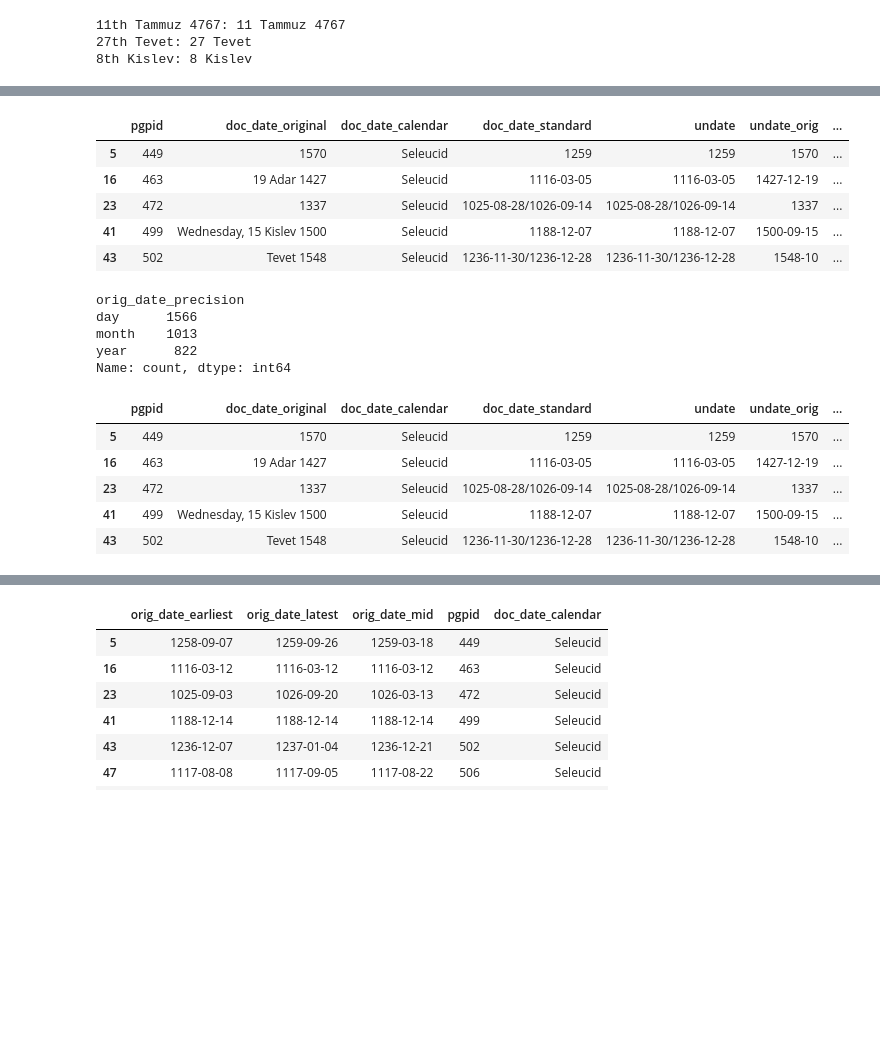
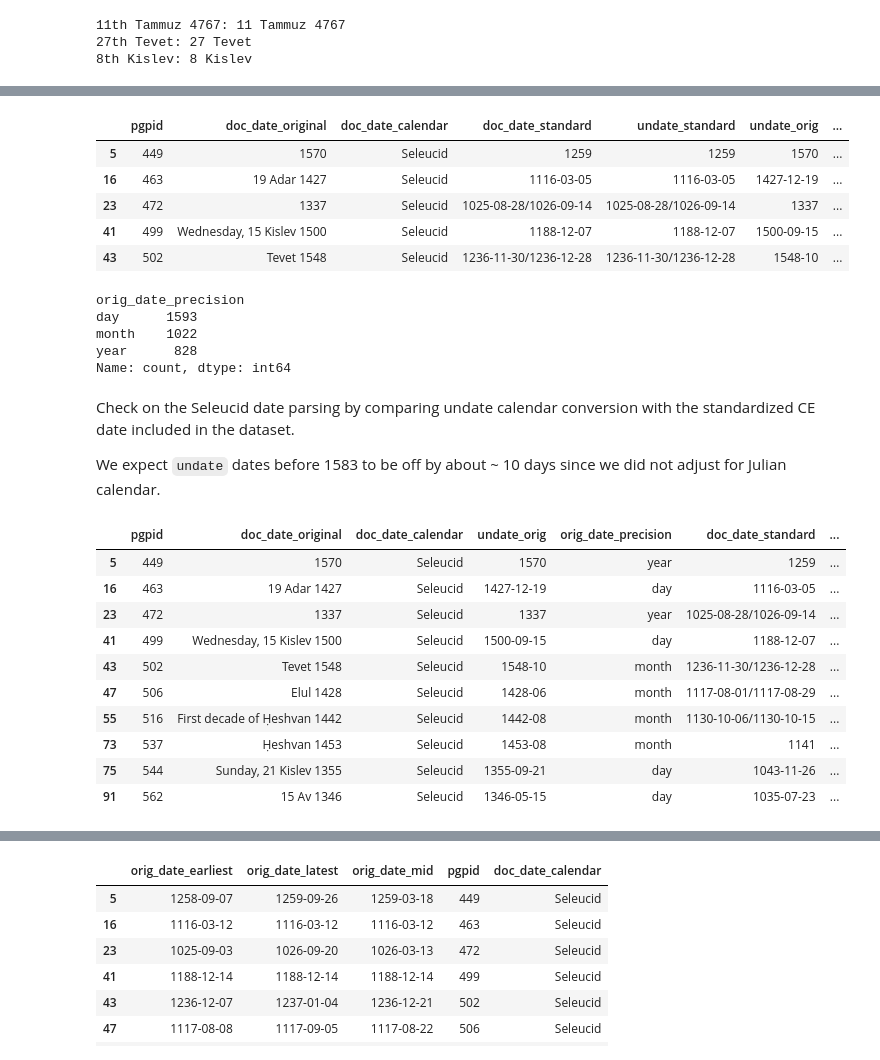
Before and after one commit to dh-tech/undate-python, a Jupyter notebook: examples/pgp_dates.ipynb, the cells around one changed output, grey strips where cells are left out. Saved outputs shown, nothing was run; the diff lists cells and outputs as text; code cells hidden in the pictures; blank space fills up the shorter version.

```diff
--- a/examples/pgp_dates.ipynb
+++ b/examples/pgp_dates.ipynb
@@ -50,13 +70,13 @@ def parse_standard_date(value):
         print(f"Parse error on {value}: {err}")
 
 
-# ignore gregorian/julian thing for now
+# ignore gregorian/julian distinction for now
 # from pgp code:
 # Julian Thursday, 4 October 1582, being followed by Gregorian Friday, 15 October
 # cut off between gregorian/julian dates, in julian days
 #gregorian_start_jd = convertdate.julianday.from_julian(1582, 10, 5)
 
-docs_with_docdate['undate'] = docs_with_docdate.doc_date_standard.apply(parse_standard_date)
+docs_with_docdate['undate_standard'] = docs_with_docdate.doc_date_standard.apply(parse_standard_date)
 # %% [output]
 Parse error on 1217-02-20/1217-02-29: Error trying to process rule "date":
 
@@ -150,10 +172,12 @@ hebrew_dates[hebrew_dates.doc_date_original.str.contains("st") | hebrew_dates.do
 # %%
 import re
 
+def remove_ordinals(val):
+    return re.sub(r'(\d+)(st|nd|rd|th)', "\\1", val)
+
 # test removing ordinals without removing the numbers
 for val in ['11th Tammuz 4767', "27th Tevet", "8th Kislev"]:
-    cleand_val = re.sub(r'(\d+)(st|nd|rd|th)', "\\1", val)
-    print(f"{val}: { cleand_val}")
+    print(f"{val}: { remove_ordinals(val)}")
 # %% [output]
 11th Tammuz 4767: 11 Tammuz 4767
 27th Tevet: 27 Tevet
@@ -163,6 +190,10 @@ for val in ['11th Tammuz 4767', "27th Tevet", "8th Kislev"]:
 
 import re
 from lark.exceptions import UnexpectedEOF
+
+# set this to True to see details about parsing
+VERBOSE_PARSE_OUTPUT = False
+
 
 def parse_original_date(row):
     # print(f"PGPID {row.pgpid} {row.doc_date_original} ({row.doc_date_calendar})")
@@ -180,17 +211,19 @@ def parse_original_date(row):
         value = row.doc_date_original
 
         # some dates have unknown digits, e.g. 1[.] Kislev 48[..] or 152[.]
-        # ... parser doesn't support this, but undate DOES
+        # ... the calendar parser don't support this, even though Undate does support unknown digits
+        # in future, perhaps we can add missing digit logic with this syntax to share across appropriate parsers
         if '[.' in value:
-            print(f"ignoring missing digits for now {value}")
+            if VERBOSE_PARSE_OUTPUT:
+                print(f"ignoring missing digits for now {value}")
             value = value.replace("[.]", "0").replace("[..]", "00").replace("[...]", "000")
 
         # some dates have inferred numbers, e.g. Friday, [25] Nisan [4810] or 8 Elul (4)811'
-        # for now, just strip out brackets before parsing
-        # (in future, could potentially infer uncertainty based on these)
+        # for now, just strip out brackets before parsing;
+        # in future, could potentially infer uncertainty based on these
         value = value.replace('[', '').replace(']', '').replace('(', '').replace(')', '')
 
-        # also remove unsupported modifiers:
+        # for now, remove modifiers that are not supported by undate parser:
         #   Late Tevet 4903, Last decade of Kislev 5004, first third of ...
         #   some dates include of, e.g. day of month
         modifiers = ["Late ", "(first|middle|last)( third|half|decade|tenth)? (of )?", "(Beginning|end) of ", "last day", "First 10 days", " of", "spring", "decade ", "night, "]
@@ -207,15 +240,15 @@ def parse_original_date(row):
             value = value[:-3]
         if value.endswith("."):  # strip off trailing period
             value = value[:-1]
-        #
 
         # about 62 have ordinals; strip them out
-        value = re.sub(r'(\d+)(st|nd|rd|th)', "\\1", value)
+        value = remove_ordinals(value)
 
         try:
             return Undate.parse(value, undate_calendar)
         except (VisitError, ValueError, UnexpectedEOF) as err:
-            print(f"Parse error on PGPID {row.pgpid} {value} ({undate_calendar}): {err}")
+            if VERBOSE_PARSE_OUTPUT:
+                print(f"Parse error on PGPID {row.pgpid} {value} ({undate_calendar}): {err}")
 
             # there are a handful of cases in PGP where calendars are mixed,
             # i.e. hebrew months used for hijri calendar
@@ -226,9 +259,11 @@ def parse_original_date(row):
                     parsed = Undate.parse(value, "ISO8601")
                     if parsed:
                         parsed = parsed.as_calendar(undate_calendar)
-                        print(f"parsed {value} with ISO8601 format and calendar {undate_calendar}, result is {parsed} ({parsed.earliest}/{parsed.latest})")
+                        if VERBOSE_PARSE_OUTPUT:
+                            print(f"parsed {value} with ISO8601 format and calendar {undate_calendar}, result is {parsed} ({parsed.earliest}/{parsed.latest})")
                         return parsed
                 except ValueError as err:
-                    print(f"Could not parse {value} as ISO date: {err}")
+                    if VERBOSE_PARSE_OUTPUT:
+                        print(f"Could not parse {value} as ISO date: {err}")
 
 docs_with_docdate['undate_orig'] = docs_with_docdate.apply(parse_original_date, axis=1)
@@ -269,10 +291,9 @@ proportion parsed: 95.32%
 # %%
-# what is the date granularity of the dates we were able to parse?
-
+# determine original date precision based on parsed undate
 orig_dates_parsed['orig_date_precision'] = orig_dates_parsed.undate_orig.apply(lambda x: str(x.precision).lower())
-orig_dates_parsed[['pgpid', 'doc_date_original', 'doc_date_calendar', 'doc_date_standard', 'undate', 'undate_orig', 'orig_date_precision']].head()
+orig_dates_parsed[['pgpid', 'doc_date_original', 'doc_date_calendar', 'doc_date_standard', 'undate_standard', 'undate_orig', 'orig_date_precision']].head()
 # %% [output]
-|  | pgpid | doc_date_original | doc_date_calendar | doc_date_standard | undate | undate_orig | ... |
+|  | pgpid | doc_date_original | doc_date_calendar | doc_date_standard | undate_standard | undate_orig | ... |
 | 5 | 449 | 1570 | Seleucid | 1259 | 1259 | 1570 | ... |
 | 16 | 463 | 19 Adar 1427 | Seleucid | 1116-03-05 | 1116-03-05 | 1427-12-19 | ... |
 | 23 | 472 | 1337 | Seleucid | 1025-08-28/1026-09-14 | 1025-08-28/1026-09-14 | 1337 | ... |
@@ -283,18 +304,30 @@ orig_dates_parsed[['pgpid', 'doc_date_original', 'doc_date_calendar', 'doc_date_
 orig_dates_parsed.orig_date_precision.value_counts()
 # %% [output]
 orig_date_precision
-day      1566
-month    1013
-year      822
+day      1593
+month    1022
+year      828
 Name: count, dtype: int64
+# %% [markdown]
+Check on the Seleucid date parsing by comparing undate calendar conversion with the standardized CE date included in the dataset.
+
+We expect `undate` dates before 1583 to be off by about ~ 10 days since we did not adjust for Julian calendar.
 # %%
-# check on the seleucid date parsing
+seleucid_dates = orig_dates_parsed[orig_dates_parsed.doc_date_calendar == 'Seleucid'].copy()
+# add undate earliest/latest (Gregorian) for comparison with dataset standardized date
+seleucid_dates['undate_earliest'] = seleucid_dates.undate_orig.apply(lambda x: x.earliest)
+seleucid_dates['undate_latest'] = seleucid_dates.undate_orig.apply(lambda x: x.latest)
 
-orig_dates_parsed[orig_dates_parsed.doc_date_calendar == 'Seleucid'][['pgpid', 'doc_date_original', 'doc_date_calendar', 'doc_date_standard', 'undate', 'undate_orig', 'orig_date_precision']].head()
+seleucid_dates[['pgpid', 'doc_date_original', 'doc_date_calendar', 'undate_orig', 'orig_date_precision', 'doc_date_standard', 'undate_earliest', 'undate_latest']].head(10)
 # %% [output]
-|  | pgpid | doc_date_original | doc_date_calendar | doc_date_standard | undate | undate_orig | ... |
-| 5 | 449 | 1570 | Seleucid | 1259 | 1259 | 1570 | ... |
-| 16 | 463 | 19 Adar 1427 | Seleucid | 1116-03-05 | 1116-03-05 | 1427-12-19 | ... |
-| 23 | 472 | 1337 | Seleucid | 1025-08-28/1026-09-14 | 1025-08-28/1026-09-14 | 1337 | ... |
-| 41 | 499 | Wednesday, 15 Kislev 1500 | Seleucid | 1188-12-07 | 1188-12-07 | 1500-09-15 | ... |
-| 43 | 502 | Tevet 1548 | Seleucid | 1236-11-30/1236-12-28 | 1236-11-30/1236-12-28 | 1548-10 | ... |
+|  | pgpid | doc_date_original | doc_date_calendar | undate_orig | orig_date_precision | doc_date_standard | ... |
+| 5 | 449 | 1570 | Seleucid | 1570 | year | 1259 | ... |
+| 16 | 463 | 19 Adar 1427 | Seleucid | 1427-12-19 | day | 1116-03-05 | ... |
+| 23 | 472 | 1337 | Seleucid | 1337 | year | 1025-08-28/1026-09-14 | ... |
+| 41 | 499 | Wednesday, 15 Kislev 1500 | Seleucid | 1500-09-15 | day | 1188-12-07 | ... |
+| 43 | 502 | Tevet 1548 | Seleucid | 1548-10 | month | 1236-11-30/1236-12-28 | ... |
+| 47 | 506 | Elul 1428 | Seleucid | 1428-06 | month | 1117-08-01/1117-08-29 | ... |
+| 55 | 516 | First decade of Ḥeshvan 1442 | Seleucid | 1442-08 | month | 1130-10-06/1130-10-15 | ... |
+| 73 | 537 | Ḥeshvan 1453 | Seleucid | 1453-08 | month | 1141 | ... |
+| 75 | 544 | Sunday, 21 Kislev 1355 | Seleucid | 1355-09-21 | day | 1043-11-26 | ... |
+| 91 | 562 | 15 Av 1346 | Seleucid | 1346-05-15 | day | 1035-07-23 | ... |
```
Also changed, not shown: parts of 65 cells of this notebook.
